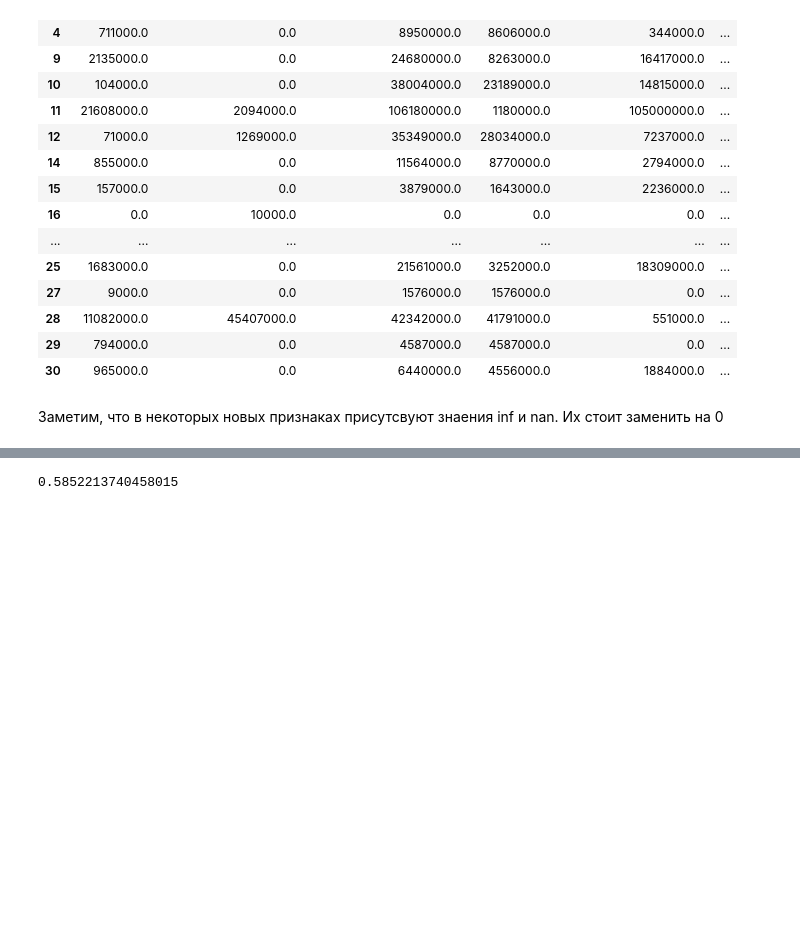
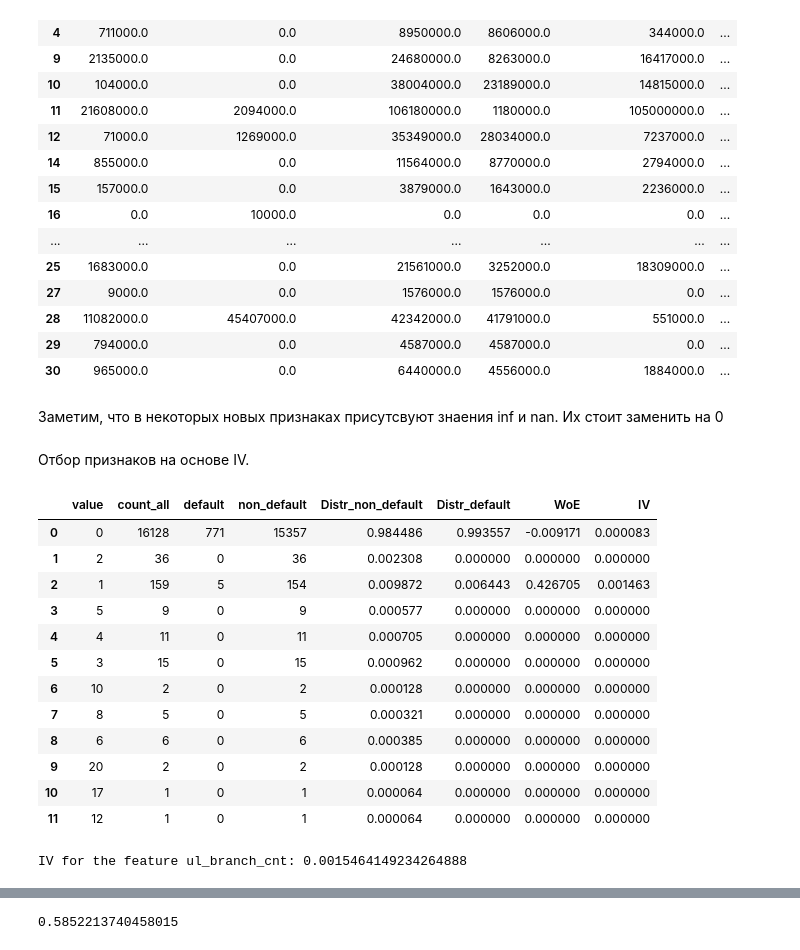
Before and after one commit to Stuksus/Hackaton_SBER, a Jupyter notebook: prepare_features.ipynb, the cells around one changed output, grey strips where cells are left out. Drawn from its saved outputs; the diff is of its cells as text; code cells hidden in the pictures; blank space fills up the shorter version.

```diff
--- a/prepare_features.ipynb
+++ b/prepare_features.ipynb
@@ -311,3 +312,53 @@ train_df_part_2_new_features = train_df_part_2_new_features.replace(np.inf,0)
 test_df_part_2_new_features = test_df_part_2_new_features.replace(np.inf,0)
 train_df_part_2_new_features = train_df_part_2_new_features.replace(-np.inf,0)
 test_df_part_2_new_features = test_df_part_2_new_features.replace(-np.inf,0)
+# %% [markdown]
+Отбор признаков на основе IV.
+# %%
+def calc_woe_iv(df, feature, target):
+
+    vals = list(df[feature].unique())
+    count_all = []
+    default = []
+    non_default = []
+
+    for i in vals:
+        count_all.append(len(df[df[feature] == i]))
+        default.append(len(df[(df[target] == 1) & (df[feature] == i)]))
+        non_default.append(len(df[(df[target] == 0) & (df[feature] == i)]))
+
+    data = {'value': vals, 'count_all': count_all, 'default': default, 'non_default': non_default}
+    df_woe_iv = pd.DataFrame(data)
+
+    df_woe_iv['Distr_non_default'] = df_woe_iv['non_default'] / df_woe_iv['non_default'].sum()
+    df_woe_iv['Distr_default'] = df_woe_iv['default'] / df_woe_iv['default'].sum()
+    df_woe_iv['WoE'] = np.log(df_woe_iv['Distr_non_default'] / df_woe_iv['Distr_default'])
+    df_woe_iv = df_woe_iv.replace({'WoE': {np.inf: 0, -np.inf: 0}})
+    df_woe_iv['IV'] = (df_woe_iv['Distr_non_default'] - df_woe_iv['Distr_default']) * df_woe_iv['WoE']
+    iv = df_woe_iv['IV'].sum()
+
+    return df_woe_iv, iv
+# %%
+# пример использования
+res_example_woe = calc_woe_iv(train_df_part_2_new_features, 'ul_branch_cnt', 'default_12m')[0]
+res_example_iv = calc_woe_iv(train_df_part_2_new_features, 'ul_branch_cnt', 'default_12m')[1]
+# %%
+res_example_woe
+# %% [output]
+|  | value | count_all | default | non_default | Distr_non_default | Distr_default | WoE | IV |
+| 0 | 0 | 16128 | 771 | 15357 | 0.984486 | 0.993557 | -0.009171 | 0.000083 |
+| 1 | 2 | 36 | 0 | 36 | 0.002308 | 0.000000 | 0.000000 | 0.000000 |
+| 2 | 1 | 159 | 5 | 154 | 0.009872 | 0.006443 | 0.426705 | 0.001463 |
+| 3 | 5 | 9 | 0 | 9 | 0.000577 | 0.000000 | 0.000000 | 0.000000 |
+| 4 | 4 | 11 | 0 | 11 | 0.000705 | 0.000000 | 0.000000 | 0.000000 |
+| 5 | 3 | 15 | 0 | 15 | 0.000962 | 0.000000 | 0.000000 | 0.000000 |
+| 6 | 10 | 2 | 0 | 2 | 0.000128 | 0.000000 | 0.000000 | 0.000000 |
+| 7 | 8 | 5 | 0 | 5 | 0.000321 | 0.000000 | 0.000000 | 0.000000 |
+| 8 | 6 | 6 | 0 | 6 | 0.000385 | 0.000000 | 0.000000 | 0.000000 |
+| 9 | 20 | 2 | 0 | 2 | 0.000128 | 0.000000 | 0.000000 | 0.000000 |
+| 10 | 17 | 1 | 0 | 1 | 0.000064 | 0.000000 | 0.000000 | 0.000000 |
+| 11 | 12 | 1 | 0 | 1 | 0.000064 | 0.000000 | 0.000000 | 0.000000 |
+# %%
+print('IV for the feature ul_branch_cnt: {}'.format(res_example_iv))
+# %% [output]
+IV for the feature ul_branch_cnt: 0.0015464149234264888
```
Also changed, not shown: parts of 10 cells of this notebook.
